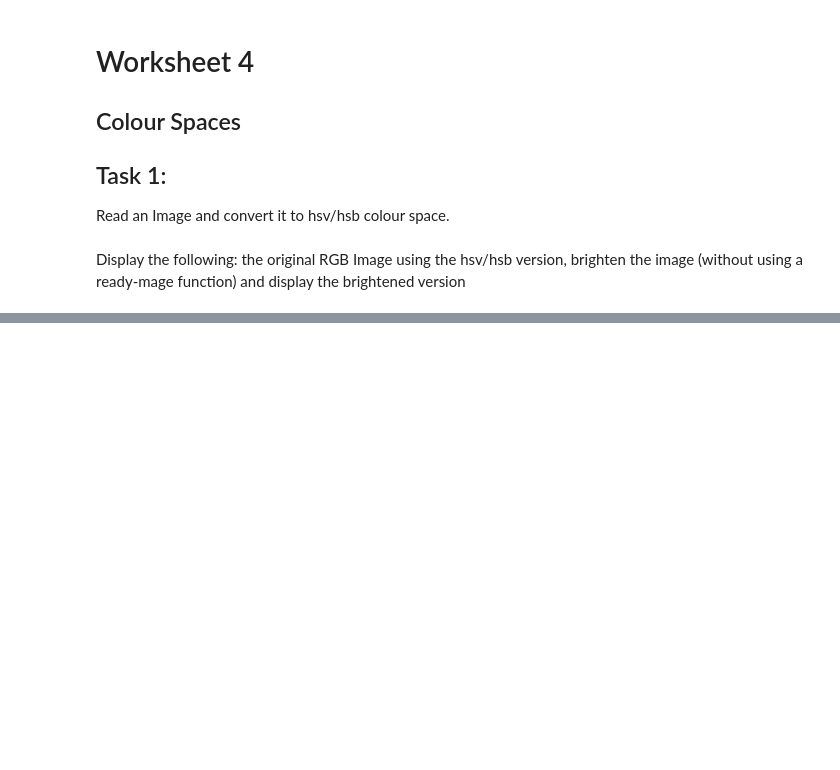
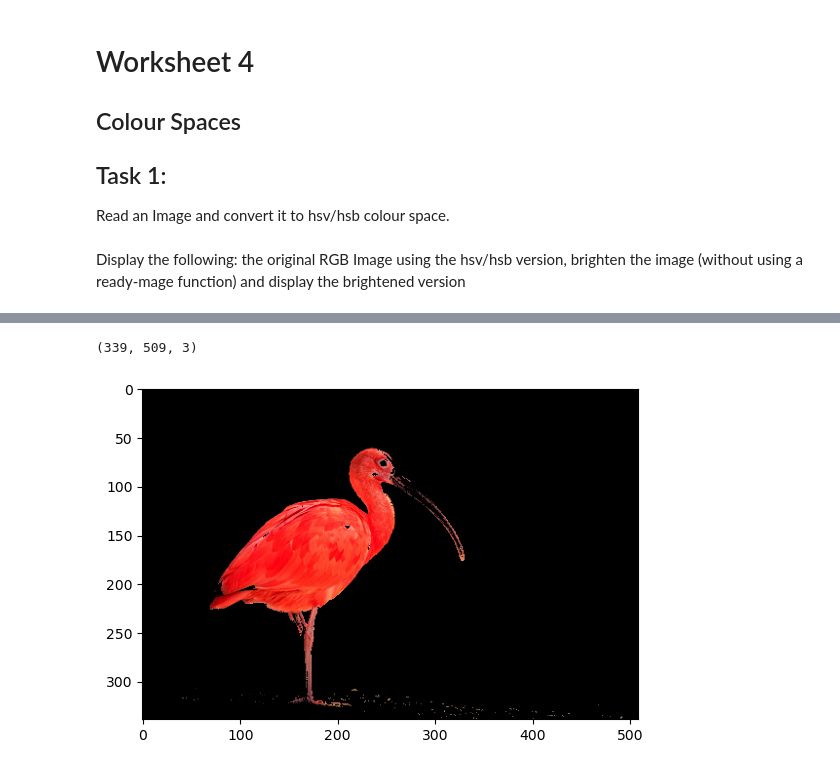
Before and after one commit to NatGri/Image-Processing-And-Computer-Vision, a Jupyter notebook: Projects/Projects/Worksheet4/Worksheet4.ipynb, the cells around one changed output, grey strips where cells are left out. Saved outputs shown, nothing was run; the diff lists cells and outputs as text; code cells hidden in the pictures; blank space fills up the shorter version.

```diff
--- a/Projects/Projects/Worksheet4/Worksheet4.ipynb
+++ b/Projects/Projects/Worksheet4/Worksheet4.ipynb
@@ -50,0 +51,26 @@ plt.show()
+# %%
+import numpy as np
+
+im = cv2.imread('bird2.jpg')
+imRGB = cv2.cvtColor(im, cv2.COLOR_BGR2RGB)
+imHSV = cv2.cvtColor(im, cv2.COLOR_BGR2HSV)
+
+print(im.shape)
+
+lower_bound = np.array([0, 100, 100], np.uint8)
+upper_bound = np.array([20,255,255], np.uint8)
+mask1 = cv2.inRange(imHSV, lower_bound, upper_bound)
+
+lower_bound = np.array([165, 100, 0], np.uint8)
+upper_bound = np.array([180,255,255], np.uint8)
+mask2 = cv2.inRange(imHSV, lower_bound, upper_bound)
+
+mask = mask1+mask2
+
+result = cv2.bitwise_and(imRGB, imRGB, mask = mask)
+
+plt.imshow(result)
+plt.show()
+# %% [output]
+(339, 509, 3)
+[figure, added]
```
Also changed, not shown: parts of 1 cell of this notebook, 9 other files.
